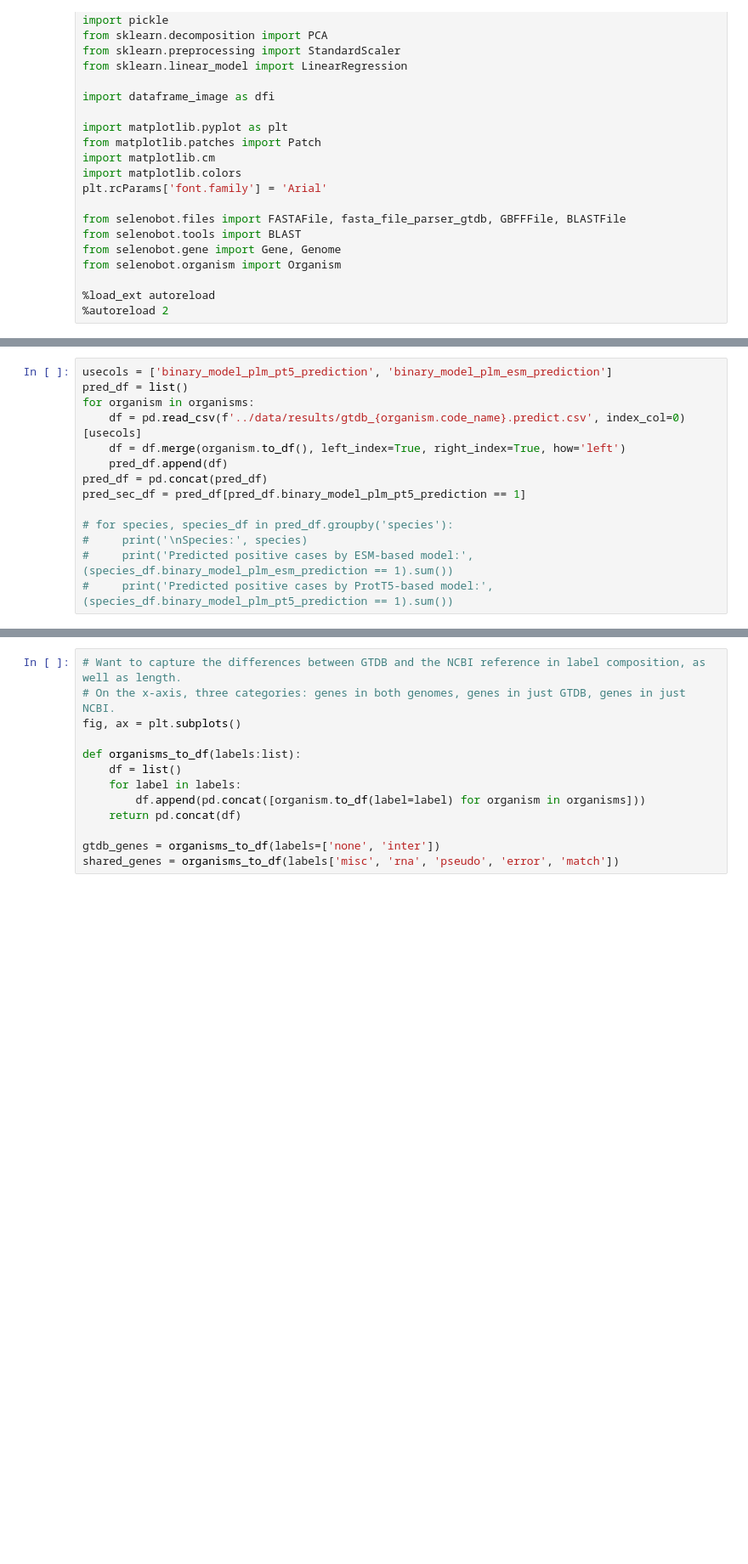
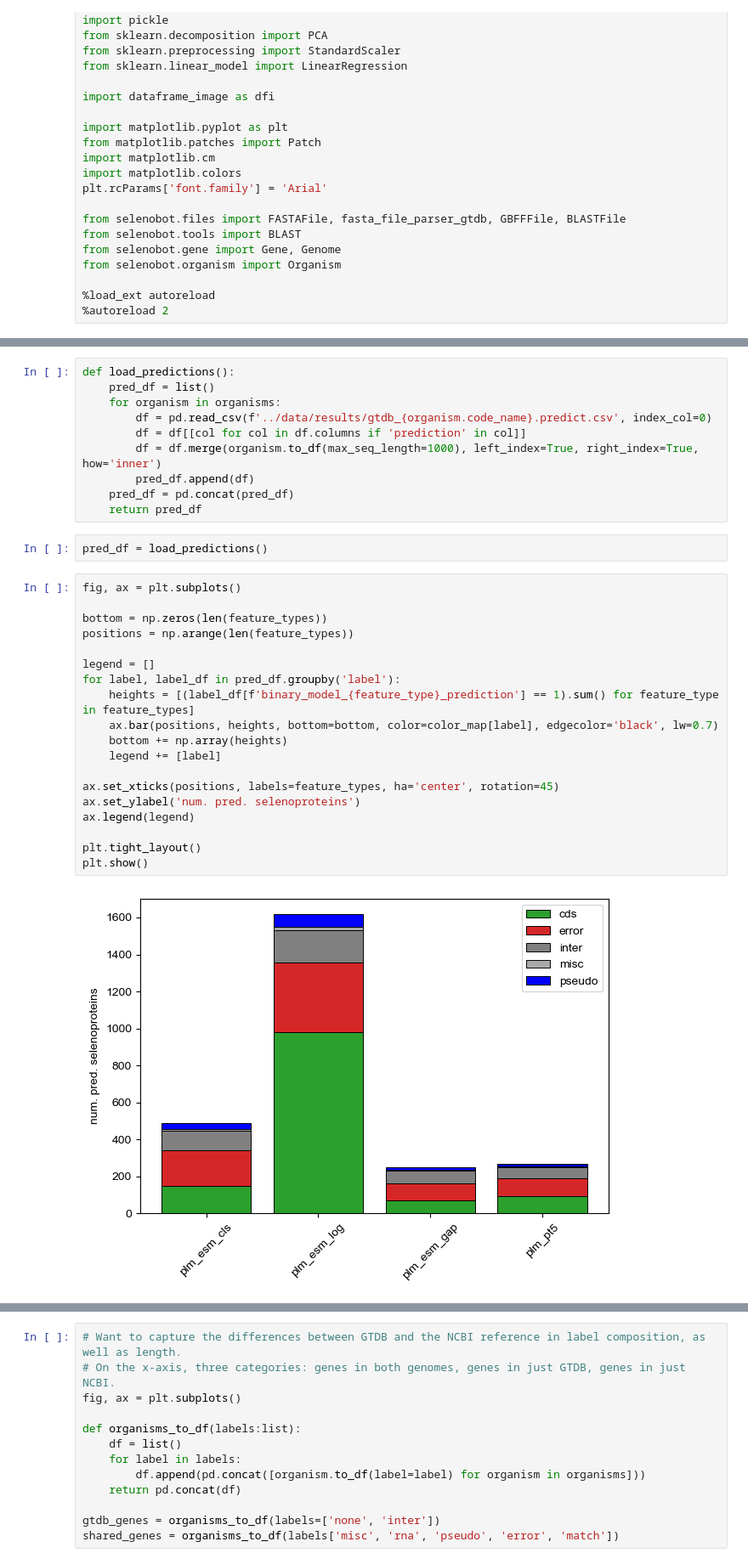
Before and after one commit to pipparichter/selenobot, a Jupyter notebook: notebooks/model-orgs-binary.ipynb, the cells around one changed output, grey strips where cells are left out. Shown at 85% size. Cells and saved outputs as stored; diff of their text form; blank space fills up the shorter version.

```diff
--- a/notebooks/model-orgs-binary.ipynb
+++ b/notebooks/model-orgs-binary.ipynb
@@ -118,16 +114,35 @@ Organism.label: Found 4 sequences in the input genome with the "rna" label.
 Organism.label: Found 0 sequences in the input genome with the "misc" label.
 # %%
-usecols = ['binary_model_plm_pt5_prediction', 'binary_model_plm_esm_prediction']
-pred_df = list()
-for organism in organisms:
-    df = pd.read_csv(f'../data/results/gtdb_{organism.code_name}.predict.csv', index_col=0)[usecols]
-    df = df.merge(organism.to_df(), left_index=True, right_index=True, how='left')
-    pred_df.append(df)
-pred_df = pd.concat(pred_df)
-pred_sec_df = pred_df[pred_df.binary_model_plm_pt5_prediction == 1]
-
-# for species, species_df in pred_df.groupby('species'):
-#     print('\nSpecies:', species)
-#     print('Predicted positive cases by ESM-based model:', (species_df.binary_model_plm_esm_prediction == 1).sum())
-#     print('Predicted positive cases by ProtT5-based model:', (species_df.binary_model_plm_pt5_prediction == 1).sum())
+def load_predictions():
+    pred_df = list()
+    for organism in organisms:
+        df = pd.read_csv(f'../data/results/gtdb_{organism.code_name}.predict.csv', index_col=0)
+        df = df[[col for col in df.columns if 'prediction' in col]]
+        df = df.merge(organism.to_df(max_seq_length=1000), left_index=True, right_index=True, how='inner')
+        pred_df.append(df)
+    pred_df = pd.concat(pred_df)
+    return pred_df
+# %%
+pred_df = load_predictions()
+# %%
+fig, ax = plt.subplots()
+
+bottom = np.zeros(len(feature_types))
+positions = np.arange(len(feature_types))
+
+legend = []
+for label, label_df in pred_df.groupby('label'):
+    heights = [(label_df[f'binary_model_{feature_type}_prediction'] == 1).sum() for feature_type in feature_types]
+    ax.bar(positions, heights, bottom=bottom, color=color_map[label], edgecolor='black', lw=0.7)
+    bottom += np.array(heights)
+    legend += [label]
+
+ax.set_xticks(positions, labels=feature_types, ha='center', rotation=45)
+ax.set_ylabel('num. pred. selenoproteins')
+ax.legend(legend)
+
+plt.tight_layout()
+plt.show()
+# %% [output]
+[figure, added]
 # %%
```
Also changed, not shown: parts of 4 cells of this notebook, 12 other files.
